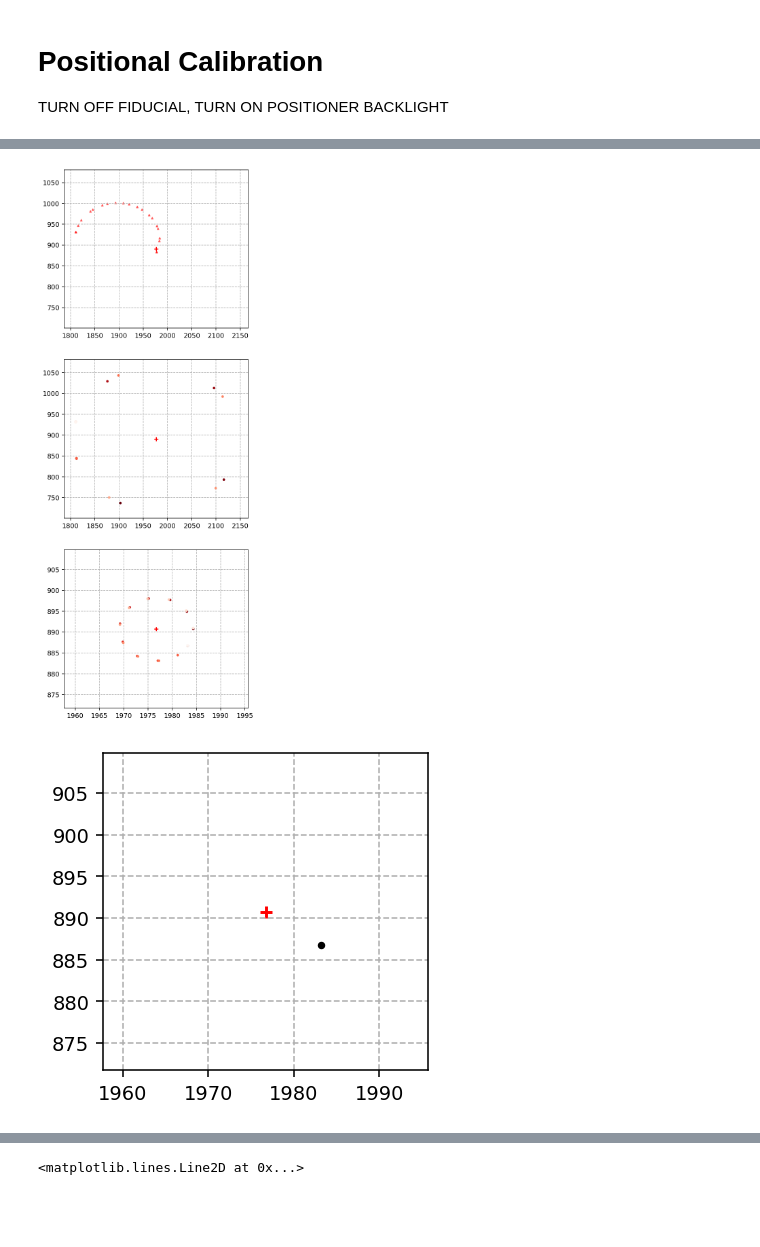
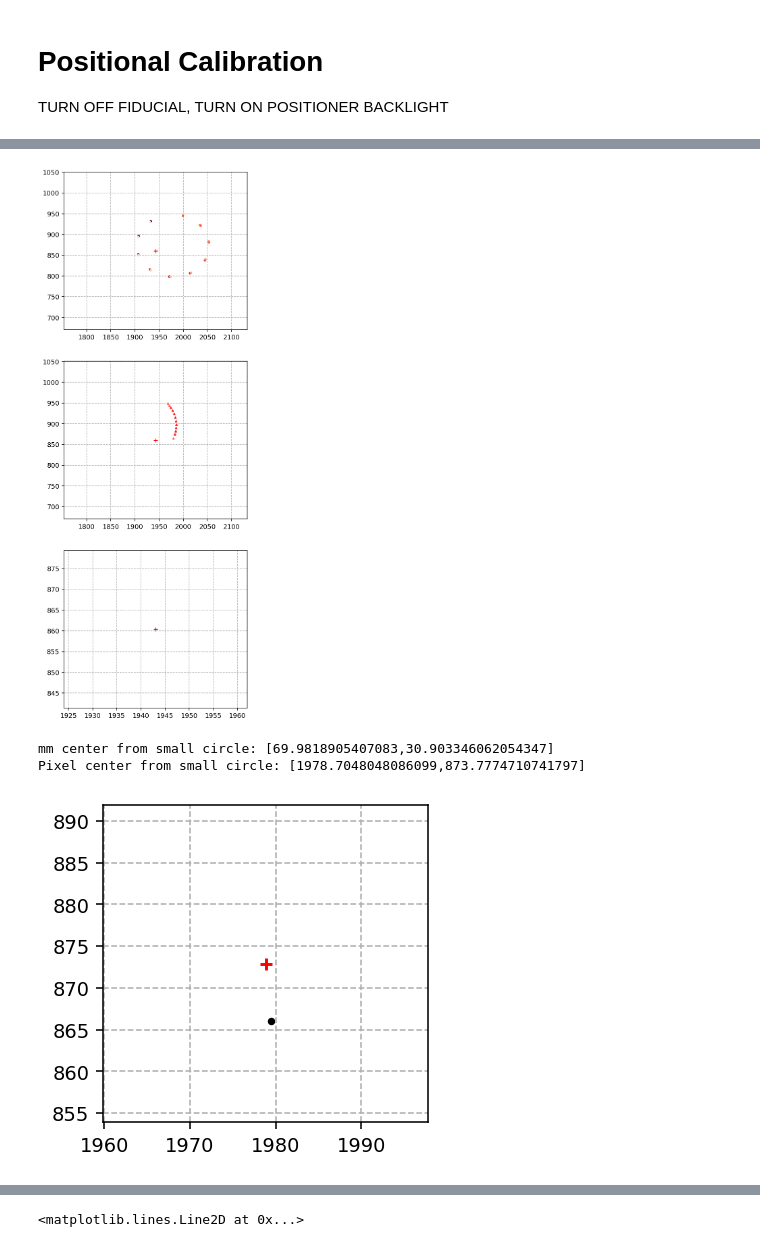
Before and after one commit to SSantosLab/DESI-QA, a Jupyter notebook: calib/Report-sean.ipynb, the cells around one changed output, grey strips where cells are left out. Saved outputs shown, nothing was run; the diff lists cells and outputs as text; code cells hidden in the pictures; blank space fills up the shorter version.

Commit message:
starting parameter space testing

```diff
--- a/calib/Report-sean.ipynb
+++ b/calib/Report-sean.ipynb
@@ -258,7 +258,7 @@ db.tail(52)
 color2='b'
 color1=color2
 
-dateStart = np.array(['2023-06-13 16:13:00','2023-06-13 16:17:00','2023-06-13 09:06:00'],dtype='datetime64') # arcth time, arcph time, and arcth30small time
+dateStart = np.array(['2023-06-14 19:33:00','2023-06-14 19:41:00','2023-06-14 19:07:00'],dtype='datetime64') # arcth time, arcph time, and arcth30small time
 dateEnd = dateStart+np.timedelta64(4,'m')
 
 m1 =  query_time(db, datemin=dateStart[0],datemax=dateEnd[0])
@@ -266,38 +266,46 @@ m1 = (m1) & ( db['label'].str.contains('arcth') ) & (db['motor']=='theta')
 # m1 = (m1) & (db['direction']=='cw')
 
 m2 = query_time(db, datemin=dateStart[1],datemax=dateEnd[1])
 m2 = (m2) & ( db['label'].str.contains('arcph') )
 
 m3 = query_time(db, datemin=dateStart[2],datemax=dateEnd[2])
-m3 = (m3) & ( db['label'].str.contains('arcth30small') )
+m3 = (m3) & ( db['label'].str.contains('arcth30smallPhi') )
 
 fig,axs = plt.subplots(3,1,figsize=[5,15])
 
-x_center,y_center,offset,small_scalar = 1976.70506, 890.74151, 190,0.1
+x_center,y_center,offset,small_scalar = xc/pix2mm,yc/pix2mm, 190,0.1
 
 # Plotting
 
-axs[0].scatter('xpix', 'ypix', data=db[m2], c='r', marker='^', s=8, alpha=0.5)
+
+axs[0].scatter('xpix', 'ypix', data=db[m1], c=np.arange(m1.sum()), cmap='Reds_r',  s=8, zorder=10)
 axs[0].set_ylim(y_center-offset,y_center+offset)
 axs[0].set_xlim(x_center-offset,x_center+offset)
 axs[0].scatter(x_center,y_center,marker='+',c='red')
 axs[0].grid(ls='--')
 
-axs[1].scatter('xpix', 'ypix', data=db[m1], c=np.arange(m1.sum()), cmap='Reds_r',  s=8, zorder=10)
+axs[1].scatter('xpix', 'ypix', data=db[m2], c='r', marker='^', s=8, alpha=0.5)
 axs[1].set_ylim(y_center-offset,y_center+offset)
 axs[1].set_xlim(x_center-offset,x_center+offset)
 axs[1].scatter(x_center,y_center,marker='+',c='red')
 axs[1].grid(ls='--')
 
 axs[2].scatter('xpix', 'ypix', data=db[m3], c=np.arange(m3.sum()), cmap='Reds_r',  s=8, zorder=10)
 axs[2].set_ylim(y_center-offset*small_scalar,y_center+offset*small_scalar)
 axs[2].set_xlim(x_center-offset*small_scalar,x_center+offset*small_scalar)
 axs[2].scatter(x_center, y_center,marker='+',c='red')
 axs[2].grid(ls='--')
 
 plt.show()
 # %% [output]
-[figure, old version]
+[figure, new version]
+# %%
+xc_small, yc_small, Rarc_small= [i*pix2mm for i in fc.get_circle(db[m3],)]
+print(f'mm center from small circle: [{xc_small},{yc_small}]')
+print(f'Pixel center from small circle: [{xc_small/pix2mm},{yc_small/pix2mm}]')
+# %% [output]
+mm center from small circle: [69.9818905407083,30.903346062054347]
+Pixel center from small circle: [1978.7048048086099,873.7774710741797]
 # %%
 fig,ax = plt.subplots(figsize=[3,3])
 
@@ -308,7 +316,7 @@ plt.scatter(x_center, y_center,marker='+',c='red')
 plt.grid(ls='--')
 plt.show()
 # %% [output]
-[figure, old version]
+[figure, new version]
 # %%
 pix2mm = 0.03536752443853155 # PLACEHOLDER!
 
```
Also changed, not shown: parts of 5 cells of this notebook, 23 other files.
